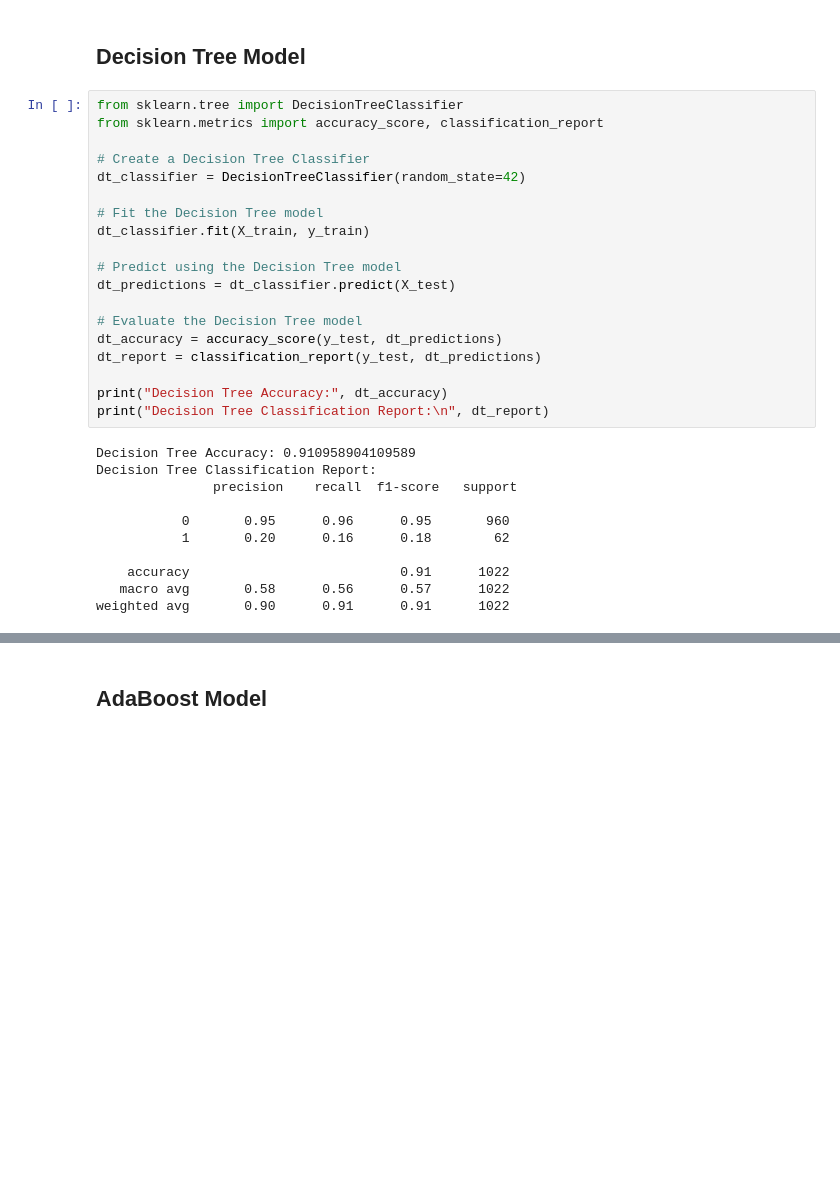
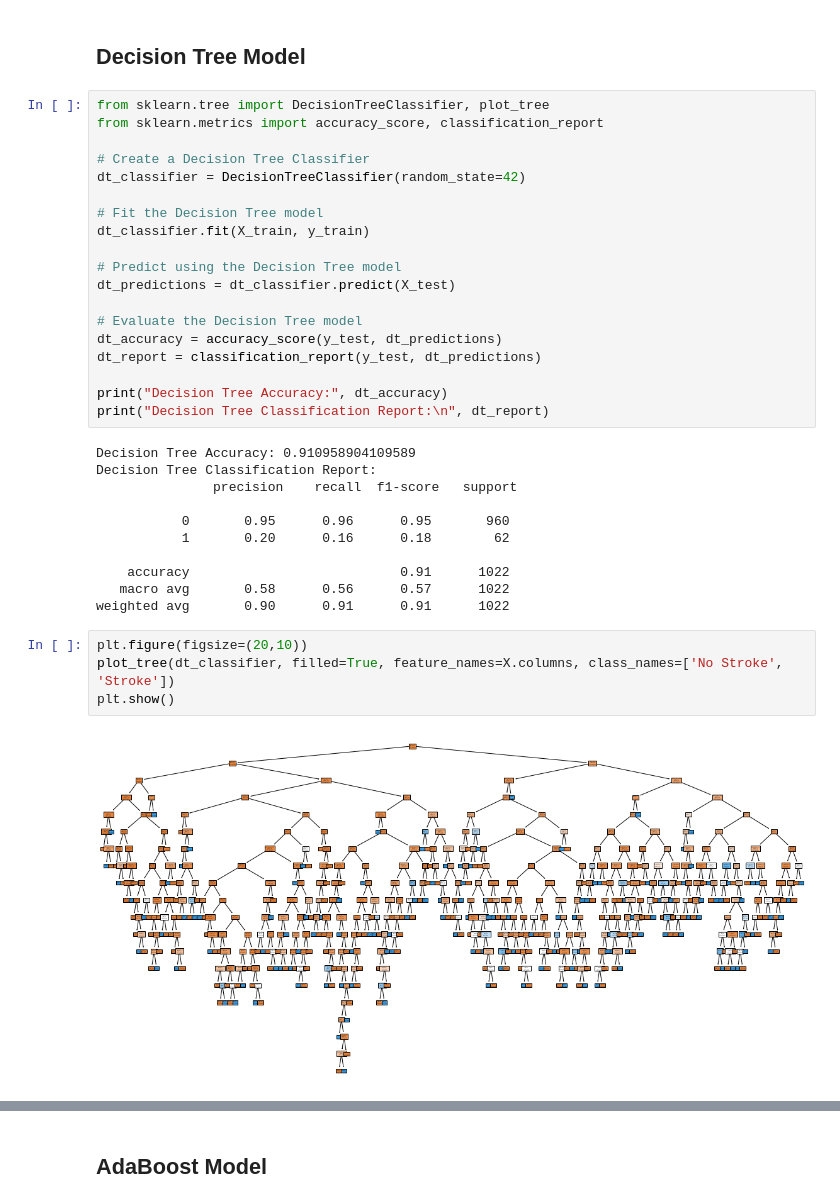
Before and after one commit to kevinwjin/cpsc581, a Jupyter notebook: Xinyi.ipynb, the cells around one changed output, grey strips where cells are left out. Drawn from its saved outputs; the diff is of its cells as text; blank space fills up the shorter version.

```diff
--- a/Xinyi.ipynb
+++ b/Xinyi.ipynb
@@ -108,7 +108,7 @@ X_train, X_test, y_train, y_test = train_test_split(X, y, test_size=0.2, random_
 # %% [markdown]
 ## Decision Tree Model
 # %%
-from sklearn.tree import DecisionTreeClassifier
+from sklearn.tree import DecisionTreeClassifier, plot_tree
 from sklearn.metrics import accuracy_score, classification_report
 
 # Create a Decision Tree Classifier
@@ -137,3 +137,9 @@ Decision Tree Classification Report:
     accuracy                           0.91      1022
    macro avg       0.58      0.56      0.57      1022
 weighted avg       0.90      0.91      0.91      1022
+# %%
+plt.figure(figsize=(20,10))
+plot_tree(dt_classifier, filled=True, feature_names=X.columns, class_names=['No Stroke', 'Stroke'])
+plt.show()
+# %% [output]
+[figure, added]
```
Also changed, not shown: parts of 6 cells of this notebook.
